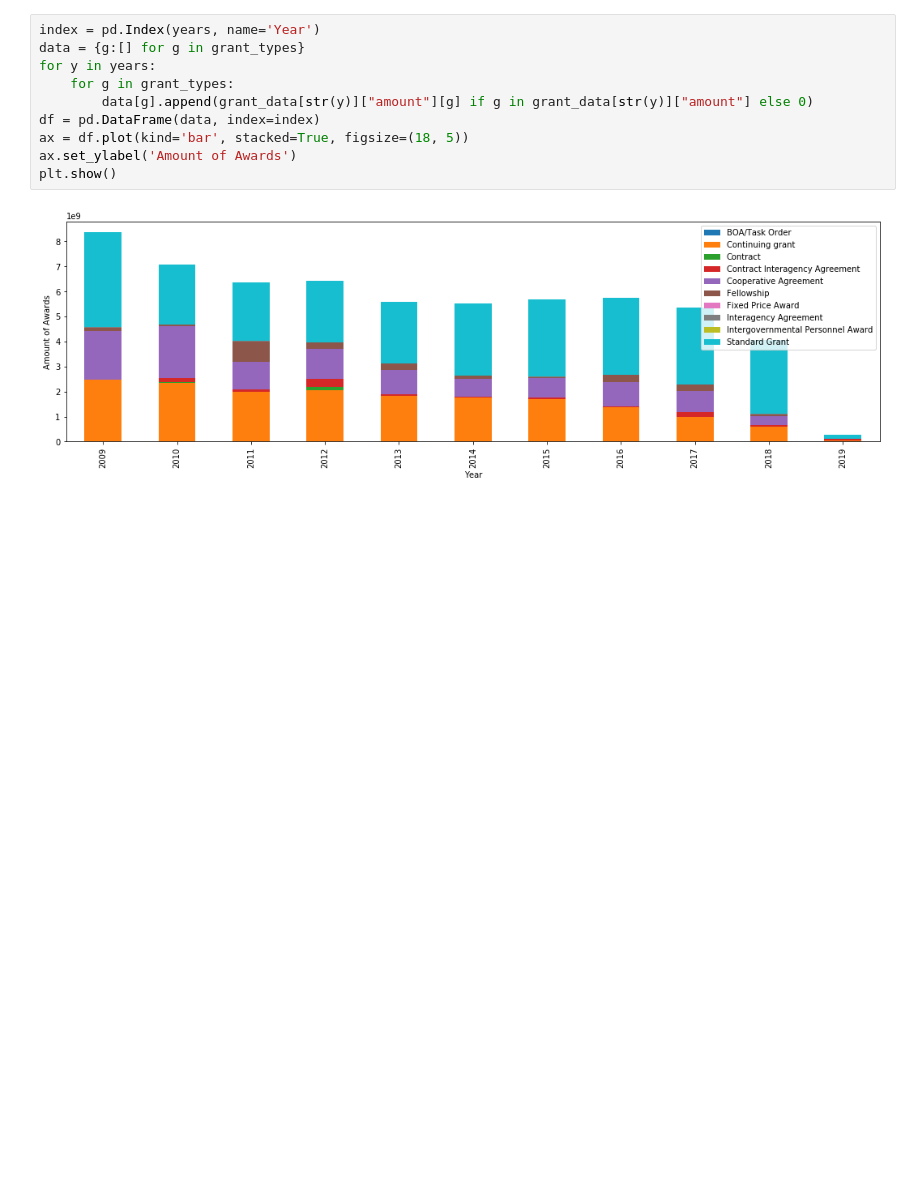
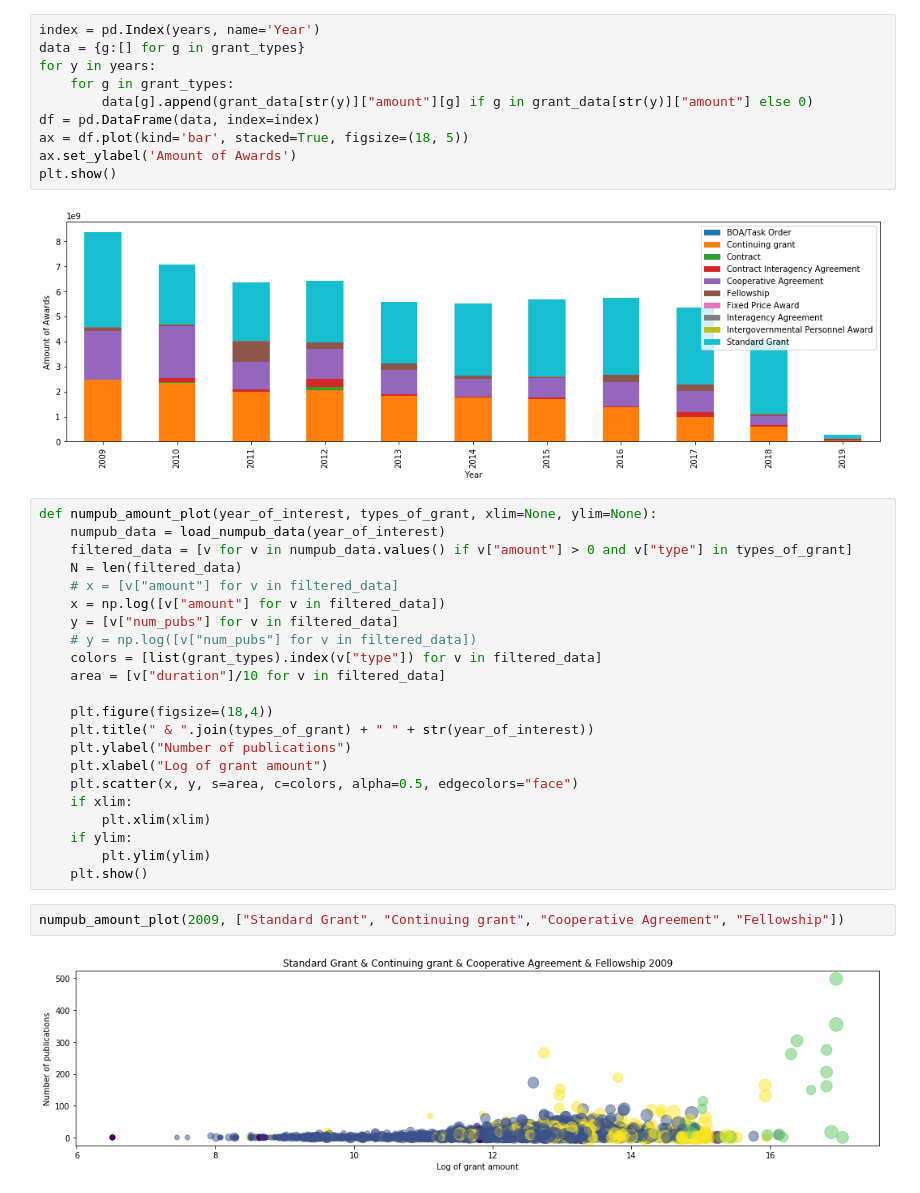
Before and after one commit to shinminjeong/citetrends, a Jupyter notebook: grantpub/nsf_grant_plot.ipynb, the cells around one changed output. Drawn from its saved outputs; the diff is of its cells as text; blank space fills up the shorter version.

Commit message:
update script, add plots of amount vs numpub

```diff
--- a/grantpub/nsf_grant_plot.ipynb
+++ b/grantpub/nsf_grant_plot.ipynb
@@ -49,3 +49,29 @@ ax.set_ylabel('Amount of Awards')
 plt.show()
 # %% [output]
 [figure]
+# %%
+def numpub_amount_plot(year_of_interest, types_of_grant, xlim=None, ylim=None):
+    numpub_data = load_numpub_data(year_of_interest)
+    filtered_data = [v for v in numpub_data.values() if v["amount"] > 0 and v["type"] in types_of_grant]
+    N = len(filtered_data)
+    # x = [v["amount"] for v in filtered_data]
+    x = np.log([v["amount"] for v in filtered_data])
+    y = [v["num_pubs"] for v in filtered_data]
+    # y = np.log([v["num_pubs"] for v in filtered_data])
+    colors = [list(grant_types).index(v["type"]) for v in filtered_data]
+    area = [v["duration"]/10 for v in filtered_data]
+
+    plt.figure(figsize=(18,4))
+    plt.title(" & ".join(types_of_grant) + " " + str(year_of_interest))
+    plt.ylabel("Number of publications")
+    plt.xlabel("Log of grant amount")
+    plt.scatter(x, y, s=area, c=colors, alpha=0.5, edgecolors="face")
+    if xlim:
+        plt.xlim(xlim)
+    if ylim:
+        plt.ylim(ylim)
+    plt.show()
+# %%
+numpub_amount_plot(2009, ["Standard Grant", "Continuing grant", "Cooperative Agreement", "Fellowship"])
+# %% [output]
+[figure, added]
```
Also changed, not shown: parts of 4 cells of this notebook, 2 other files.
